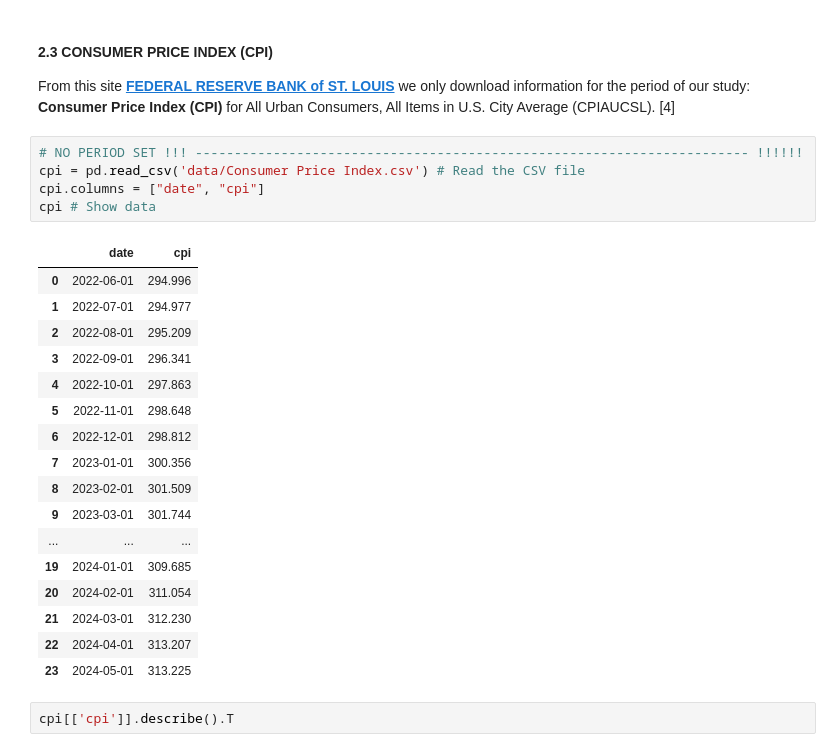
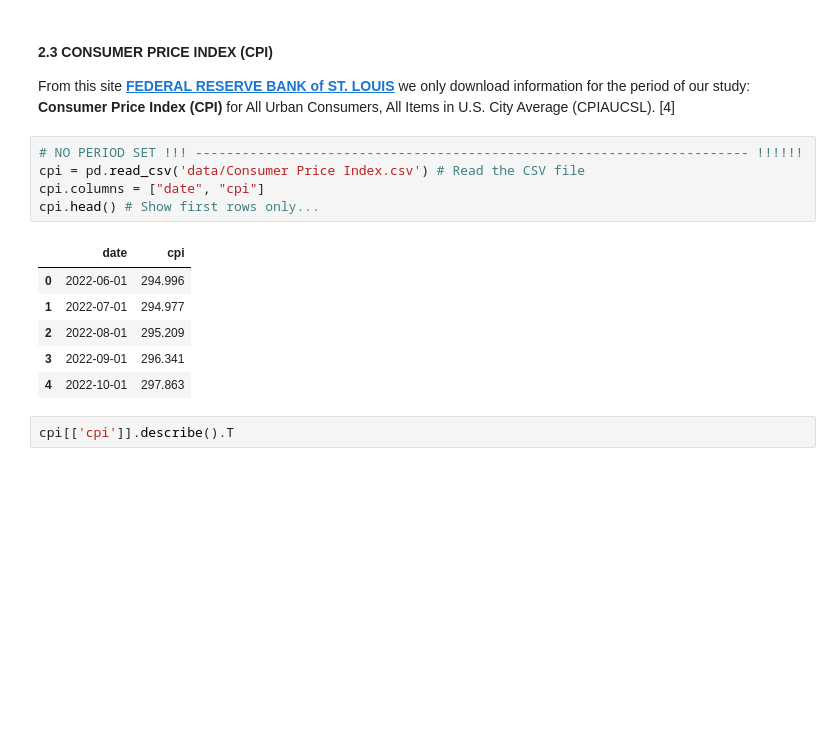
Before and after one commit to Engineer194/Macroeconomic-Analysis-of-the-US-Economy---Part-1, a Jupyter notebook: DATA_Project_v.1.ipynb, the cells around one changed output. Drawn from its saved outputs; the diff is of its cells as text; blank space fills up the shorter version.

```diff
--- a/DATA_Project_v.1.ipynb
+++ b/DATA_Project_v.1.ipynb
@@ -115,26 +115,15 @@ From this site **[FEDERAL RESERVE BANK of ST. LOUIS](https://fred.stlouisfed.org
 # %%
 # NO PERIOD SET !!! ----------------------------------------------------------------------- !!!!!!
 cpi = pd.read_csv('data/Consumer Price Index.csv') # Read the CSV file
 cpi.columns = ["date", "cpi"]
-cpi # Show data
+cpi.head() # Show first rows only...
 # %% [output]
 |  | date | cpi |
 | 0 | 2022-06-01 | 294.996 |
 | 1 | 2022-07-01 | 294.977 |
 | 2 | 2022-08-01 | 295.209 |
 | 3 | 2022-09-01 | 296.341 |
 | 4 | 2022-10-01 | 297.863 |
-| 5 | 2022-11-01 | 298.648 |
-| 6 | 2022-12-01 | 298.812 |
-| 7 | 2023-01-01 | 300.356 |
-| 8 | 2023-02-01 | 301.509 |
-| 9 | 2023-03-01 | 301.744 |
-| ... | ... | ... |
-| 19 | 2024-01-01 | 309.685 |
-| 20 | 2024-02-01 | 311.054 |
-| 21 | 2024-03-01 | 312.230 |
-| 22 | 2024-04-01 | 313.207 |
-| 23 | 2024-05-01 | 313.225 |
 # %%
 cpi[['cpi']].describe().T
 # %% [output]
```
Also changed, not shown: parts of 13 cells of this notebook.
